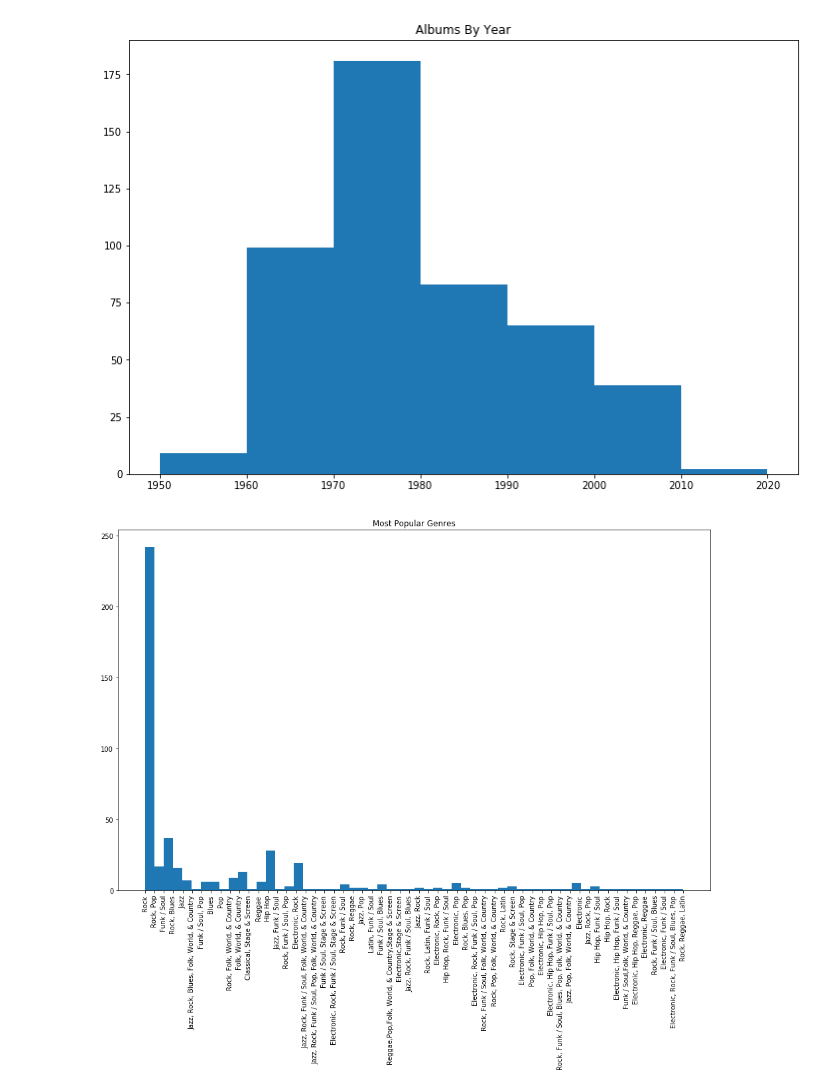
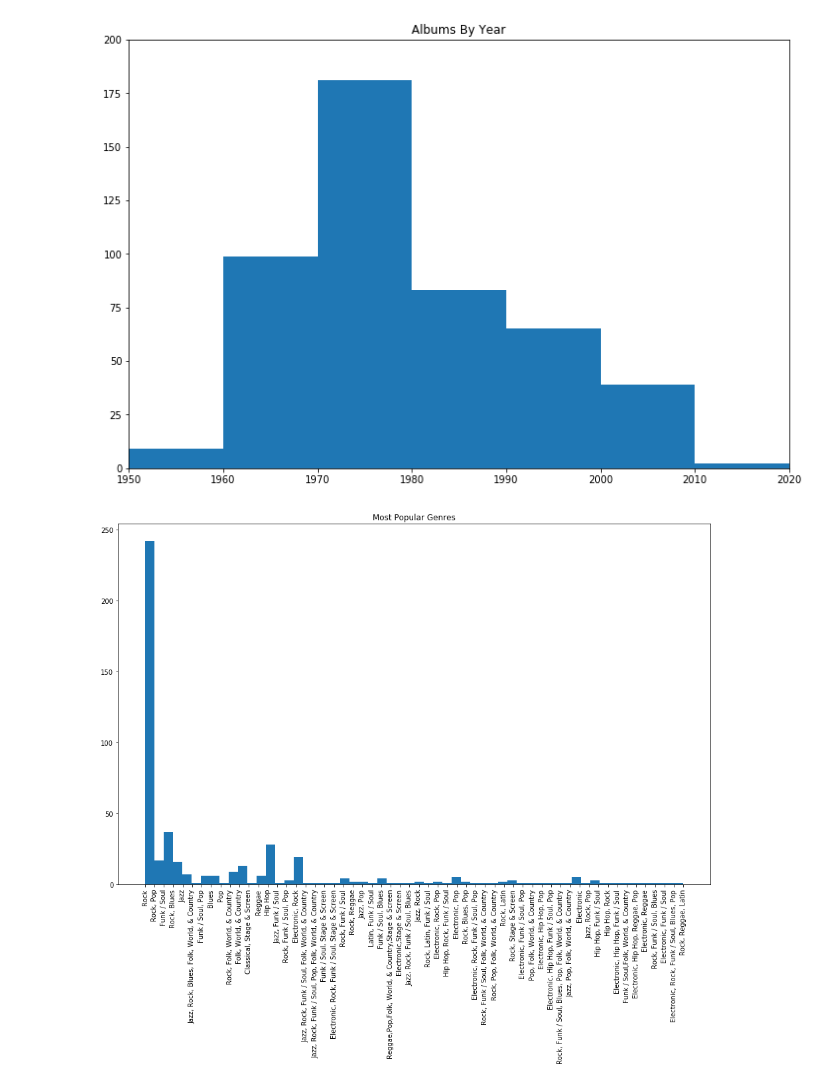
Before and after one commit to maks-p/rolling-stones-lab-nyc-ds-career-031119, a Jupyter notebook: Rolling_Stones_Histogram.ipynb, the cells around one changed output. Cells and saved outputs as stored; diff of their text form; code cells hidden in the pictures.

```diff
--- a/Rolling_Stones_Histogram.ipynb
+++ b/Rolling_Stones_Histogram.ipynb
@@ -1,16 +1,28 @@
 # %%
+# %load functions.py
 import csv
+import json
 import matplotlib.pyplot as plt
 
-filename = 'data.csv'
+top_500_albums_file = 'data.csv' #rolling stone's top 500 albums
+top_500_songs_file = 'top-500-songs.txt' #top 500 songs .txt file
+track_data_json_file = 'track_data.json' #json file with track data
 
-all_albums = []
-
-with open(filename) as f:
+"""Open & Read Various Files"""
+with open(top_500_albums_file) as f:
     reader = csv.DictReader(f)
     temp_all_albums = [dict(row) for row in reader]
 
+with open(top_500_songs_file, 'r') as f:
+    lines = f.readlines()
+
+with open(track_data_json_file, 'r') as f:
+    track_data = json.load(f)
+
+all_albums = [] #global variable holding LIST of all albums as dictionaries
+
 for album in temp_all_albums:
+    """Convert Strings to Integers for Rank & Years"""
     album['number'] = int(album['number'])
     album['year'] = int(album['year'])
     all_albums.append(album)
@@ -17,12 +235,14 @@ for album in temp_all_albums:
 # %%
 x = [album['year'] for album in all_albums]
 bins = list(range(1950, 2030, 10))
-plt.figure(figsize=(12, 8))
-plt.hist(x, bins)
-plt.title('Albums By Year')
+fig = plt.figure(figsize=(12, 8))
+ax = fig.add_subplot(111)
+ax.hist(x, bins)
+ax.set_xlim(1950, 2020), ax.set_ylim(0, 200)
+ax.set_title('Albums By Year')
 plt.show()
 # %% [output]
-[figure, old version]
+[figure, new version]
 # %%
 y = [album['genre'] for album in all_albums]
 bins = len(set(y))
```
Also changed, not shown: parts of 3 cells of this notebook, 2 other files.
